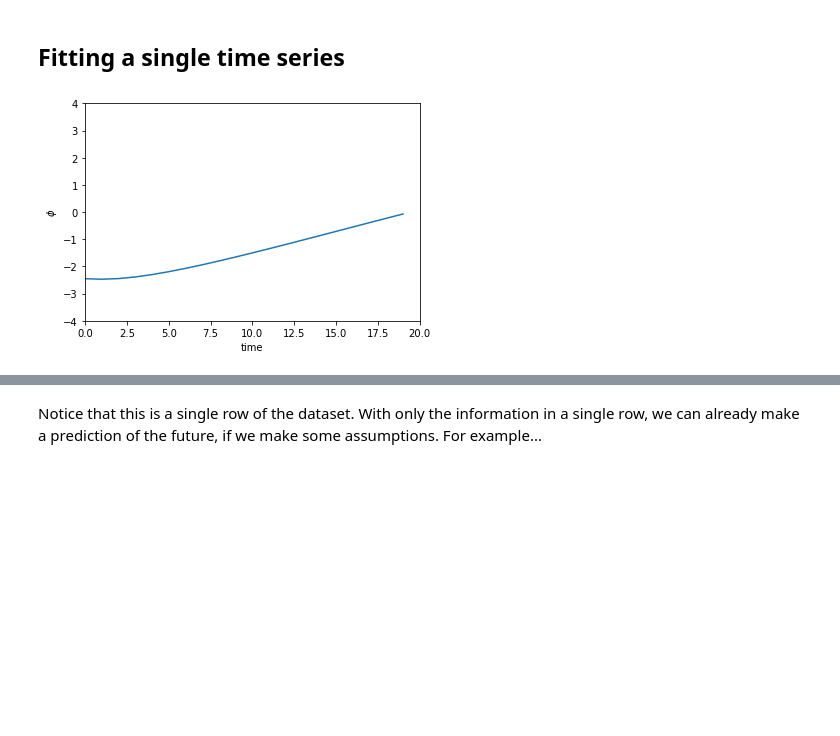
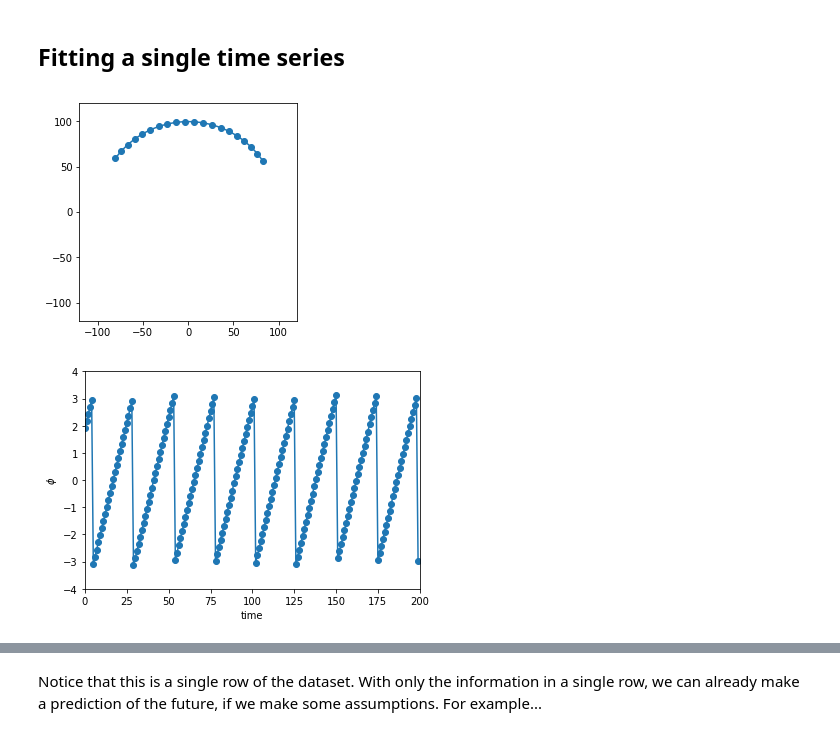
Before and after one commit to ramp-kits/mechanics, a Jupyter notebook: mechanics_starting_kit.ipynb, the cells around one changed output, grey strips where cells are left out. Saved outputs shown, nothing was run; the diff lists cells and outputs as text; code cells hidden in the pictures; blank space fills up the shorter version.

```diff
--- a/mechanics_starting_kit.ipynb
+++ b/mechanics_starting_kit.ipynb
@@ -53,19 +65,38 @@ The "future" column represents the value of phi at NNNN steps ahead. This is wha
 The "system" column represents the mechanical system (set of formulas) that have been used to generate these values. It is also available in the training sample, and is helpful to separate the parts of the dataset from each other to fit a model to each system individually.
 # %% [markdown]
 ## Fitting a single time series
+# %%
+def plot_orbit(i_sample):
+    x = data_x.iloc[i_sample, range(20)].values
+    y = data_y.iloc[i_sample, range(20)].values
+
+    ax = plt.gca()
+    ax.cla()
+    ax.set_xlim([-120, 120])
+    ax.set_ylim([-120, 120])
+    plt.axes().set_aspect('equal')
+    plt.scatter(x, y)
+    plt.plot(x, y)
+    plt.show()
 # %%
 def plot_observation(i_sample):
-    phis = data.iloc[i_sample, range(20)].values
+    phis = data.iloc[i_sample, range(200)].values
     ax = plt.gca()
-    ax.cla() # clear things for fresh plot
+    ax.cla()
     ax.set_xlim([0, len(phis)])
     ax.set_ylim([-4.,4.])
     plt.xlabel('time')
     plt.ylabel('$\phi$')
 
+    plt.scatter(range(len(phis)), phis)
     plt.plot(range(len(phis)), phis)
     plt.show()
-# %%
-plot_observation(81)
-# %% [output]
-[figure, removed]
+# %%
+def plot_data(i):
+    plot_orbit(i)
+    plot_observation(i)
+# %%
+plot_data(6)
+# %% [output]
+[figure, added]
+[figure, added]
```
Also changed, not shown: parts of 4 cells of this notebook, 2 other files.
